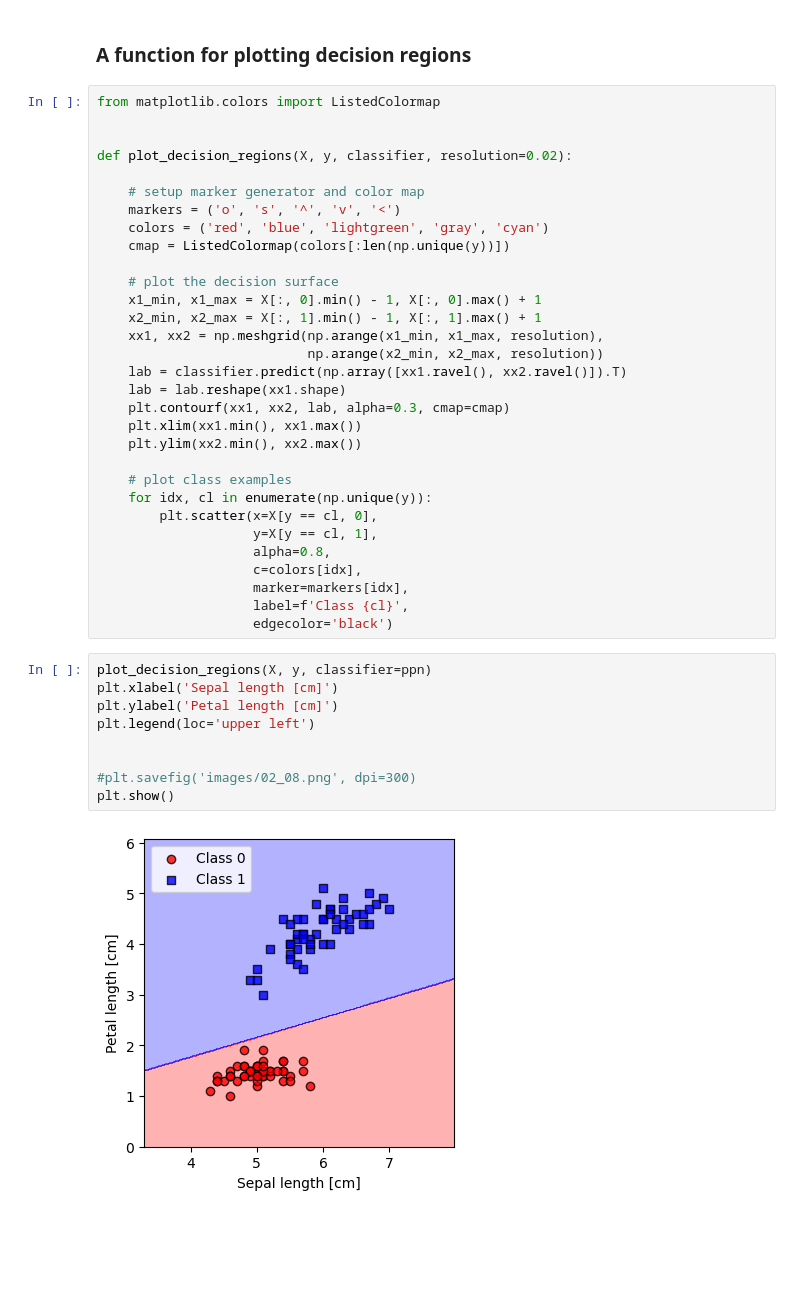
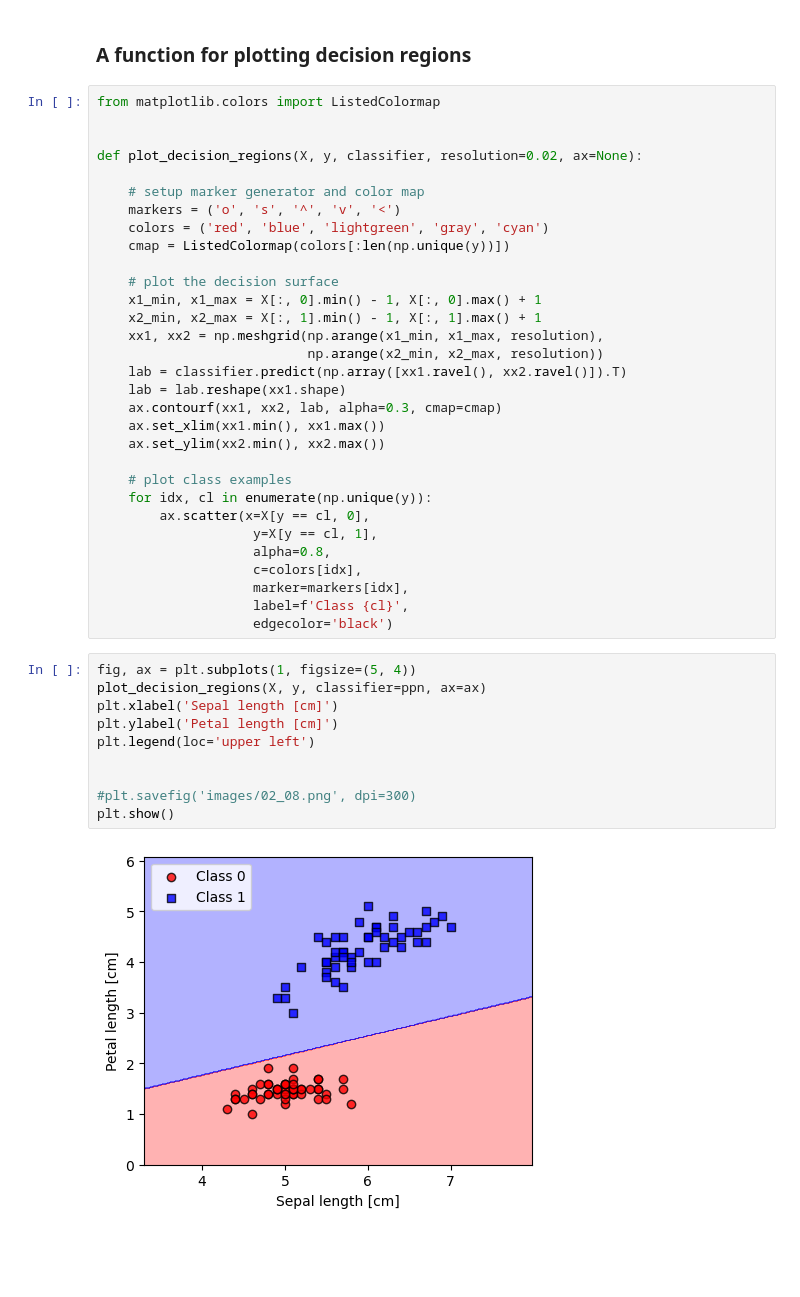
Before and after one commit to Ziaeemehr/machine-learning-book, a Jupyter notebook: ch02/ch02.ipynb, the cells around one changed output. Cells and saved outputs as stored; diff of their text form.

```diff
--- a/ch02/ch02.ipynb
+++ b/ch02/ch02.ipynb
@@ -256,7 +256,7 @@ plt.show()
 from matplotlib.colors import ListedColormap
 
 
-def plot_decision_regions(X, y, classifier, resolution=0.02):
+def plot_decision_regions(X, y, classifier, resolution=0.02, ax=None):
 
     # setup marker generator and color map
     markers = ('o', 's', '^', 'v', '<')
@@ -270,13 +270,13 @@ def plot_decision_regions(X, y, classifier, resolution=0.02):
                            np.arange(x2_min, x2_max, resolution))
     lab = classifier.predict(np.array([xx1.ravel(), xx2.ravel()]).T)
     lab = lab.reshape(xx1.shape)
-    plt.contourf(xx1, xx2, lab, alpha=0.3, cmap=cmap)
-    plt.xlim(xx1.min(), xx1.max())
-    plt.ylim(xx2.min(), xx2.max())
+    ax.contourf(xx1, xx2, lab, alpha=0.3, cmap=cmap)
+    ax.set_xlim(xx1.min(), xx1.max())
+    ax.set_ylim(xx2.min(), xx2.max())
 
     # plot class examples
     for idx, cl in enumerate(np.unique(y)):
-        plt.scatter(x=X[y == cl, 0],
+        ax.scatter(x=X[y == cl, 0],
                     y=X[y == cl, 1],
                     alpha=0.8,
                     c=colors[idx],
@@ -284,16 +284,17 @@ def plot_decision_regions(X, y, classifier, resolution=0.02):
                     label=f'Class {cl}',
                     edgecolor='black')
 # %%
-plot_decision_regions(X, y, classifier=ppn)
+fig, ax = plt.subplots(1, figsize=(5, 4))
+plot_decision_regions(X, y, classifier=ppn, ax=ax)
 plt.xlabel('Sepal length [cm]')
 plt.ylabel('Petal length [cm]')
 plt.legend(loc='upper left')
 
 
 #plt.savefig('images/02_08.png', dpi=300)
 plt.show()
 # %% [output]
-[figure, old version]
+[figure, new version]
 # %% [markdown]
 <br>
 <br>
```
Also changed, not shown: parts of 7 cells of this notebook.
